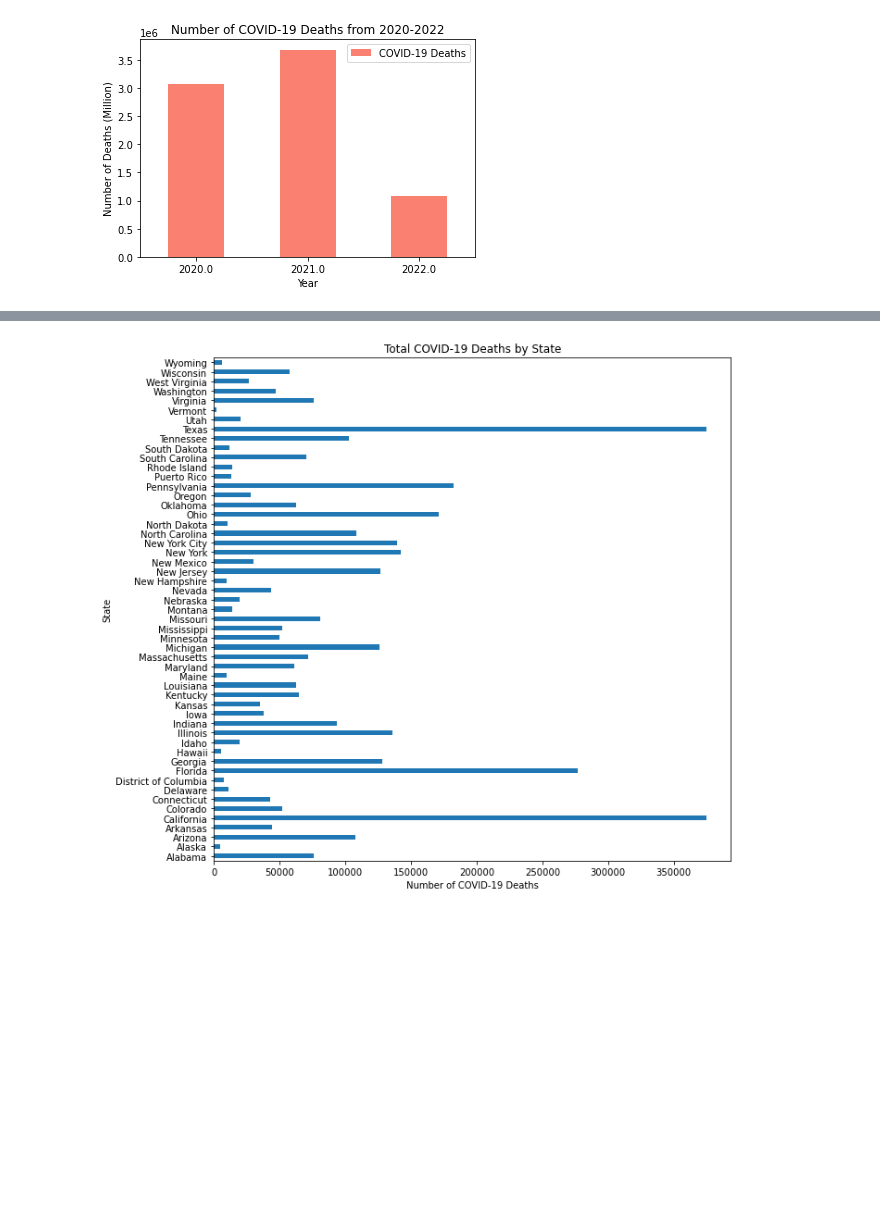
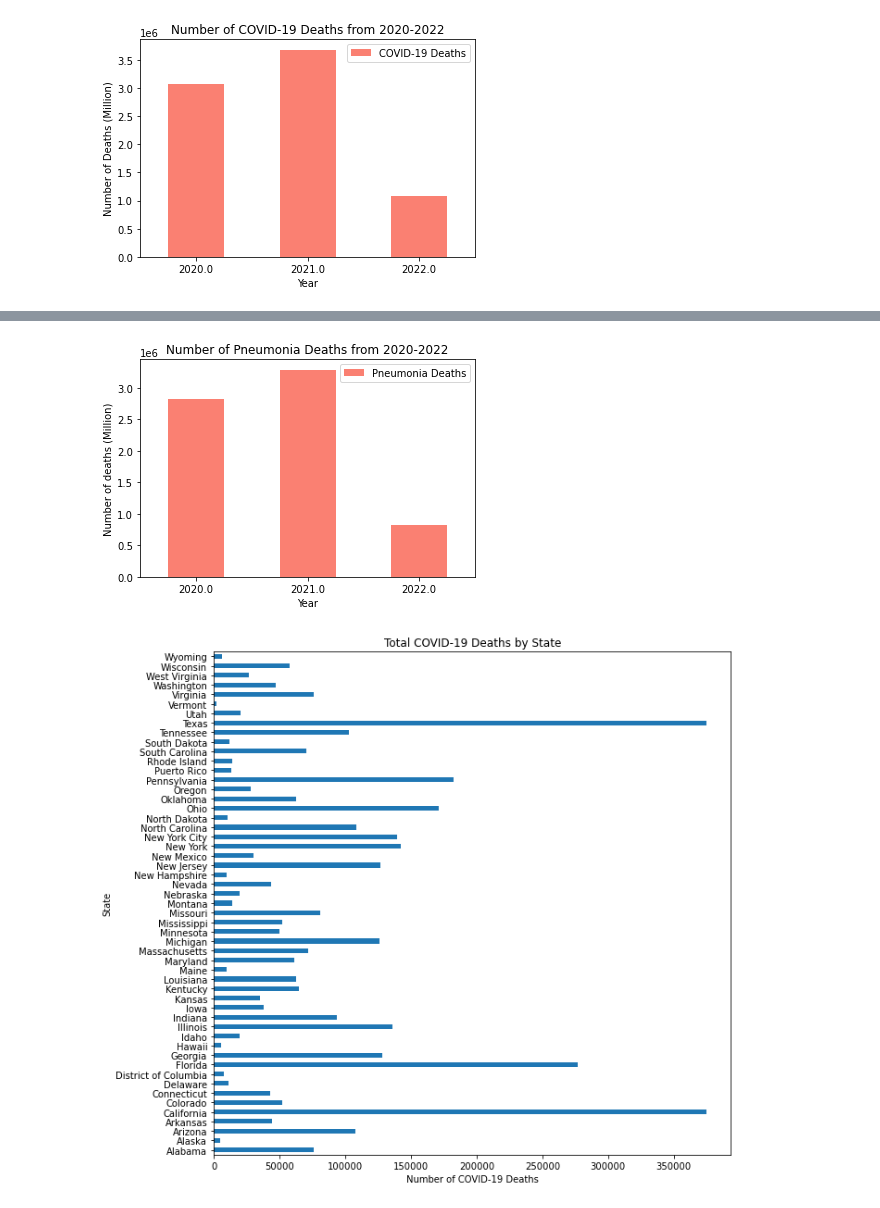
Before and after one commit to valputla/InfectionDataAnalysis, a Jupyter notebook: Lindsey.ipynb, the cells around one changed output, grey strips where cells are left out. Saved outputs shown, nothing was run; the diff lists cells and outputs as text; code cells hidden in the pictures; blank space fills up the shorter version.

Commit message:
Added 3 SEM plots.

```diff
--- a/Lindsey.ipynb
+++ b/Lindsey.ipynb
@@ -208,0 +214,4 @@ plt.show()
+# %%
+pna_death_by_year = month_df.loc[:, ["Year", "Pneumonia Deaths"]]
+pna_death_by_year = pna_death_by_year.groupby("Year").sum()
+pna_death_by_year
@@ -209,3 +224,11 @@ plt.show()
+# %%
+pna_death_by_year.plot(kind = "bar", rot=0, color = "salmon")
+plt.ylabel("Number of deaths (Million)")
+plt.title("Number of Pneumonia Deaths from 2020-2022")
+plt.savefig("Resources/Images/PNAdeaths.png")
+plt.show()
+# %% [output]
+[figure, added]
 # %%
 f, ax = plt.subplots(figsize = (10, 10))
 states_df = year_df.loc[(health_df["State"] != "United States"), :]
```
Also changed, not shown: parts of 21 cells of this notebook, 12 other files.
